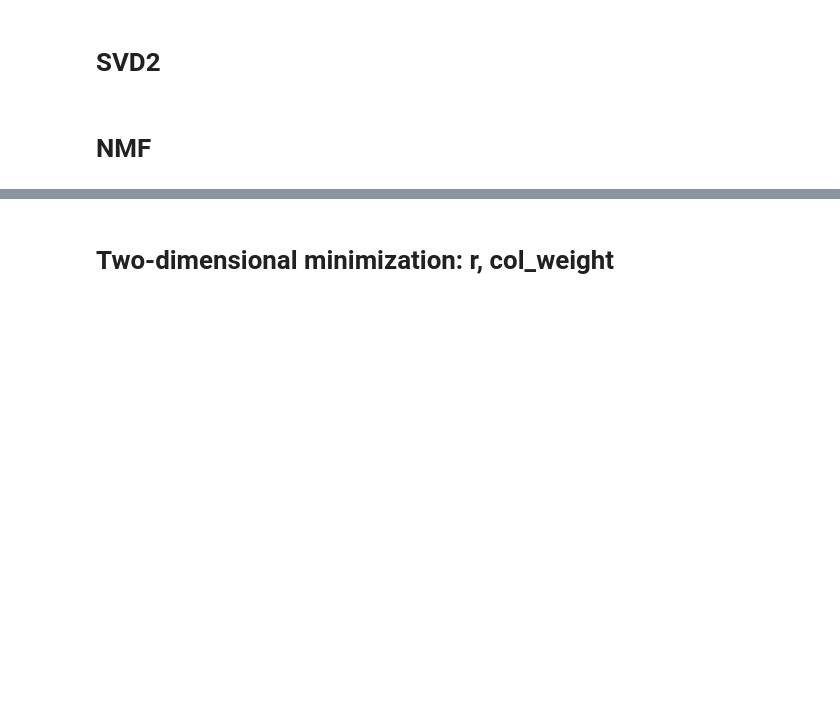
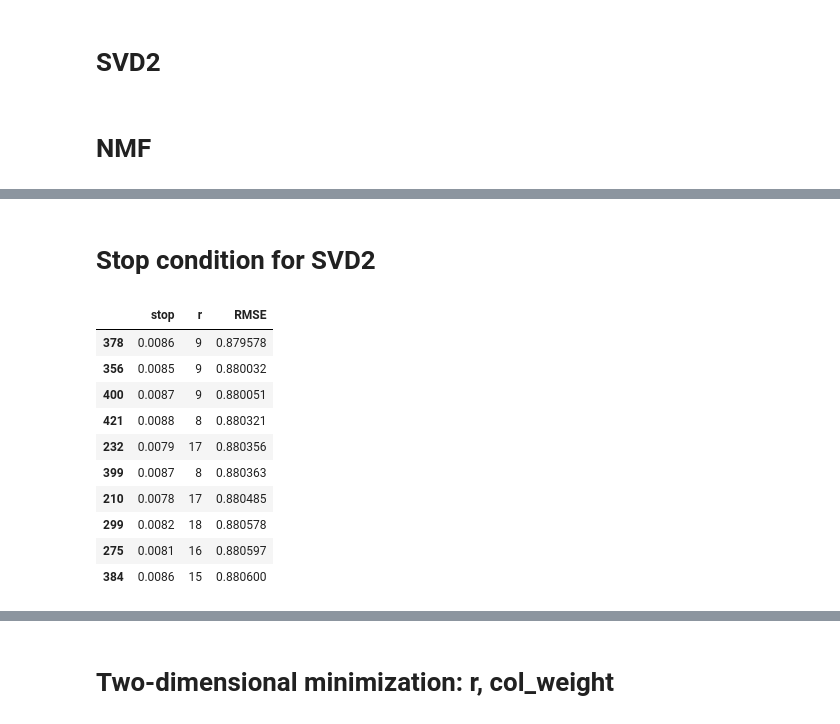
Before and after one commit to dmika1234/MoCaDR_proj1, a Jupyter notebook: src/presenting_results.ipynb, the cells around one changed output, grey strips where cells are left out. Saved outputs shown, nothing was run; the diff lists cells and outputs as text; code cells hidden in the pictures; blank space fills up the shorter version.

```diff
--- a/src/presenting_results.ipynb
+++ b/src/presenting_results.ipynb
@@ -83,0 +81,2 @@ plot_nmfw.savefig('Report/fig/nmf_all.png')
+# %% [markdown]
+# Stop condition for SVD2
@@ -83,0 +85,15 @@ plot_nmfw.savefig('Report/fig/nmf_all.png')
+# %%
+n = 10
+res_svd2_stop.loc[res_svd2_stop.apply(lambda x: pd.Series(x.nsmallest(n).index))['RMSE']]
+# %% [output]
+|  | stop | r | RMSE |
+| 378 | 0.0086 | 9 | 0.879578 |
+| 356 | 0.0085 | 9 | 0.880032 |
+| 400 | 0.0087 | 9 | 0.880051 |
+| 421 | 0.0088 | 8 | 0.880321 |
+| 232 | 0.0079 | 17 | 0.880356 |
+| 399 | 0.0087 | 8 | 0.880363 |
+| 210 | 0.0078 | 17 | 0.880485 |
+| 299 | 0.0082 | 18 | 0.880578 |
+| 275 | 0.0081 | 16 | 0.880597 |
+| 384 | 0.0086 | 15 | 0.880600 |
```
Also changed, not shown: parts of 9 cells of this notebook, 10 other files.
